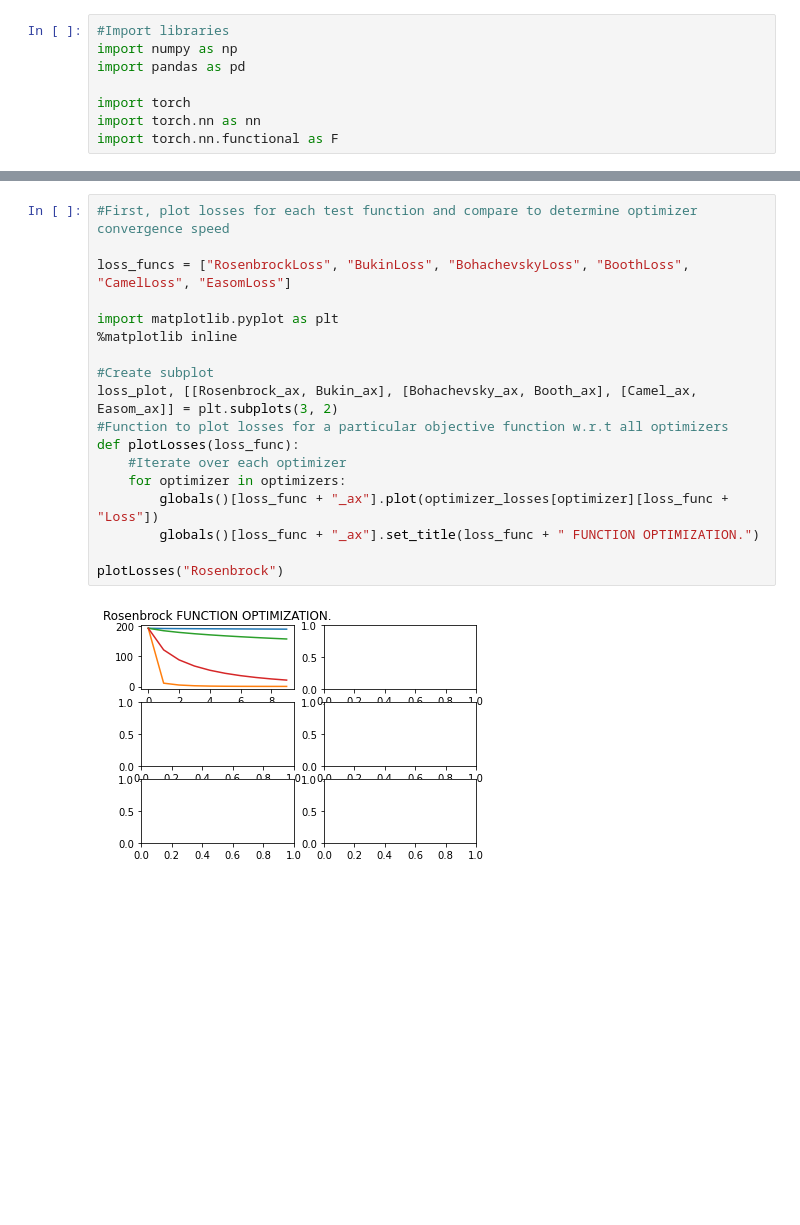
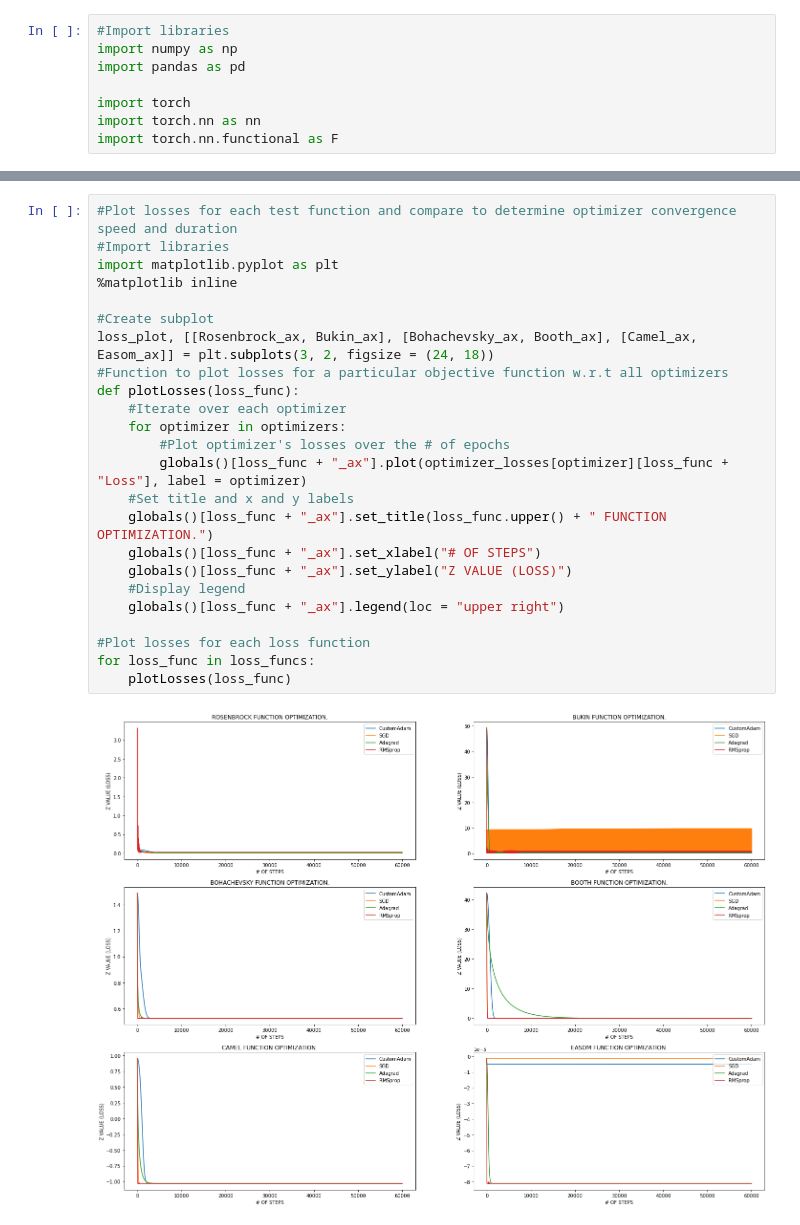
Before and after one commit to thetechdude124/Adam-Optimization-From-Scratch, a Jupyter notebook: Optimizer_Experimentation.ipynb, the cells around one changed output, grey strips where cells are left out. Drawn from its saved outputs; the diff is of its cells as text; blank space fills up the shorter version.

Commit message:
Ran optimizers on 60k steps for testing, refined graph display functionality, added the beginnings of descriptions in both the notebook and README.md.

```diff
--- a/Optimizer_Experimentation.ipynb
+++ b/Optimizer_Experimentation.ipynb
@@ -172,23 +208,29 @@ ALL POINTS: {'CustomAdam': {'RosenbrockLoss': [[0.9855215481416469, -0.415864928
 # %%
-#First, plot losses for each test function and compare to determine optimizer convergence speed
-
-loss_funcs = ["RosenbrockLoss", "BukinLoss", "BohachevskyLoss", "BoothLoss", "CamelLoss", "EasomLoss"]
-
+#Plot losses for each test function and compare to determine optimizer convergence speed and duration
+#Import libraries
 import matplotlib.pyplot as plt
 %matplotlib inline
 
 #Create subplot
-loss_plot, [[Rosenbrock_ax, Bukin_ax], [Bohachevsky_ax, Booth_ax], [Camel_ax, Easom_ax]] = plt.subplots(3, 2)
+loss_plot, [[Rosenbrock_ax, Bukin_ax], [Bohachevsky_ax, Booth_ax], [Camel_ax, Easom_ax]] = plt.subplots(3, 2, figsize = (24, 18))
 #Function to plot losses for a particular objective function w.r.t all optimizers
 def plotLosses(loss_func):
     #Iterate over each optimizer
     for optimizer in optimizers:
-        globals()[loss_func + "_ax"].plot(optimizer_losses[optimizer][loss_func + "Loss"])
-        globals()[loss_func + "_ax"].set_title(loss_func + " FUNCTION OPTIMIZATION.")
+        #Plot optimizer's losses over the # of epochs
+        globals()[loss_func + "_ax"].plot(optimizer_losses[optimizer][loss_func + "Loss"], label = optimizer)
+    #Set title and x and y labels
+    globals()[loss_func + "_ax"].set_title(loss_func.upper() + " FUNCTION OPTIMIZATION.")
+    globals()[loss_func + "_ax"].set_xlabel("# OF STEPS")
+    globals()[loss_func + "_ax"].set_ylabel("Z VALUE (LOSS)")
+    #Display legend
+    globals()[loss_func + "_ax"].legend(loc = "upper right")
 
-plotLosses("Rosenbrock")
+#Plot losses for each loss function
+for loss_func in loss_funcs:
+    plotLosses(loss_func)
 # %% [output]
-[figure, old version]
+[figure, new version]
 # %%
 #Create 3D-animation to visualize optimization process
 import matplotlib.pyplot as plt
```
Also changed, not shown: parts of 5 cells of this notebook, 2 other files.
